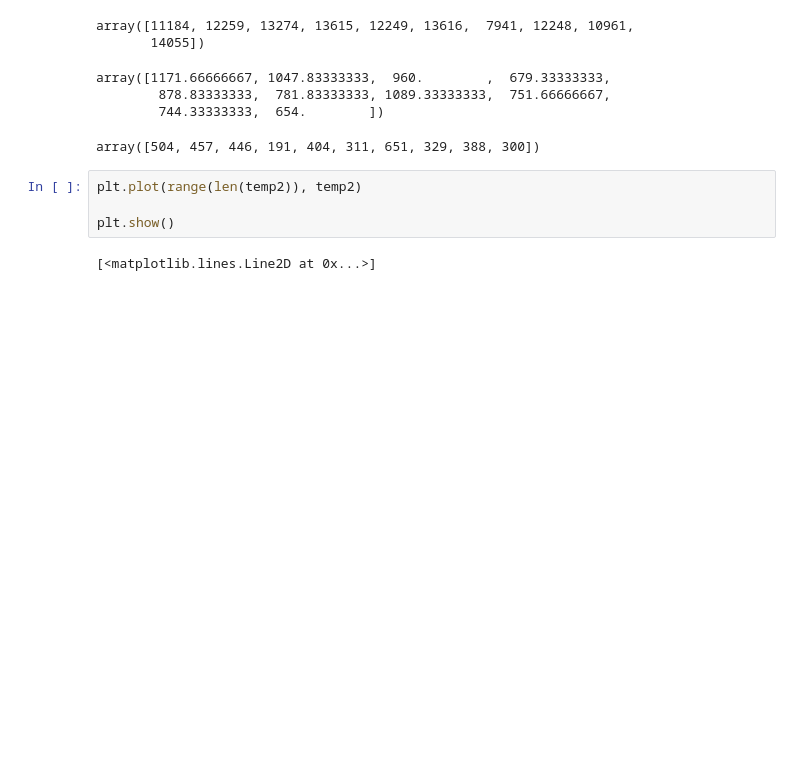
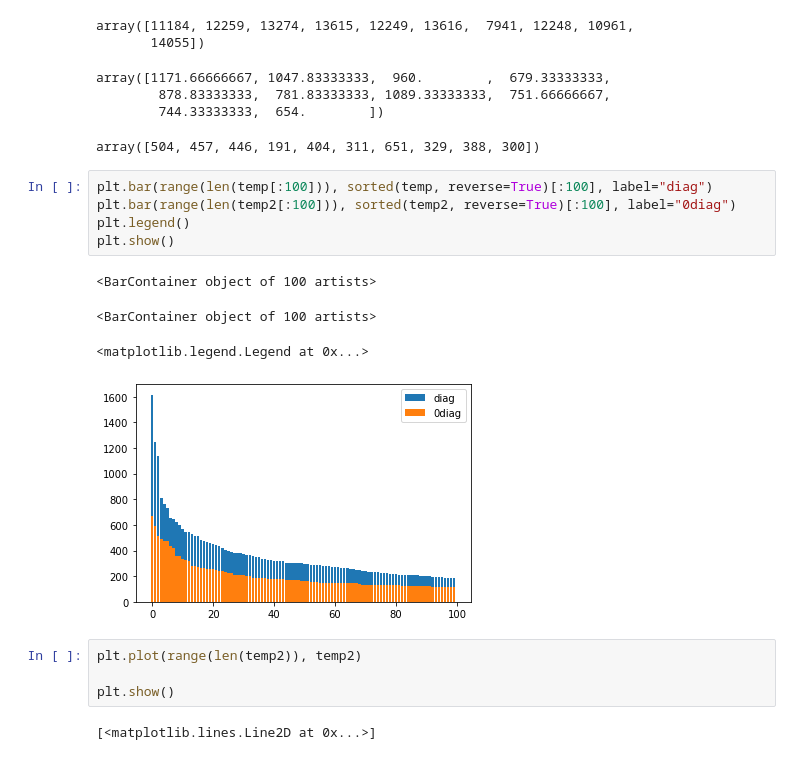
Before and after one commit to XDZhelheim/TrafficFlowModel, a Jupyter notebook: data_process/markov.ipynb, the cells around one changed output. Saved outputs shown, nothing was run; the diff lists cells and outputs as text; blank space fills up the shorter version.

```diff
--- a/data_process/markov.ipynb
+++ b/data_process/markov.ipynb
@@ -178,6 +190,16 @@ array([1171.66666667, 1047.83333333,  960.        ,  679.33333333,
         878.83333333,  781.83333333, 1089.33333333,  751.66666667,
         744.33333333,  654.        ])
 array([504, 457, 446, 191, 404, 311, 651, 329, 388, 300])
+# %%
+plt.bar(range(len(temp[:100])), sorted(temp, reverse=True)[:100], label="diag")
+plt.bar(range(len(temp2[:100])), sorted(temp2, reverse=True)[:100], label="0diag")
+plt.legend()
+plt.show()
+# %% [output]
+<BarContainer object of 100 artists>
+<BarContainer object of 100 artists>
+<matplotlib.legend.Legend at 0x...>
+[figure, added]
 # %%
 plt.plot(range(len(temp2)), temp2)
 
```
Also changed, not shown: parts of 6 cells of this notebook, 1 other file.
